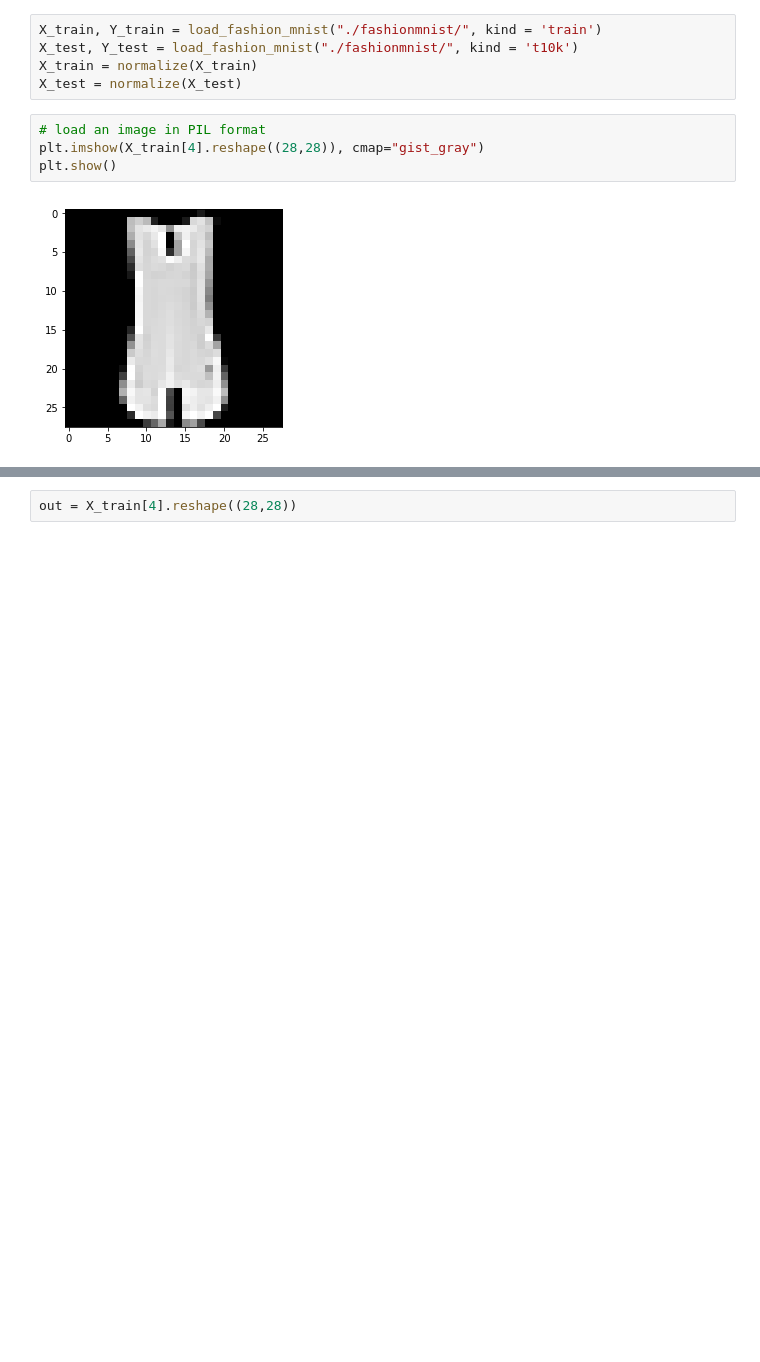
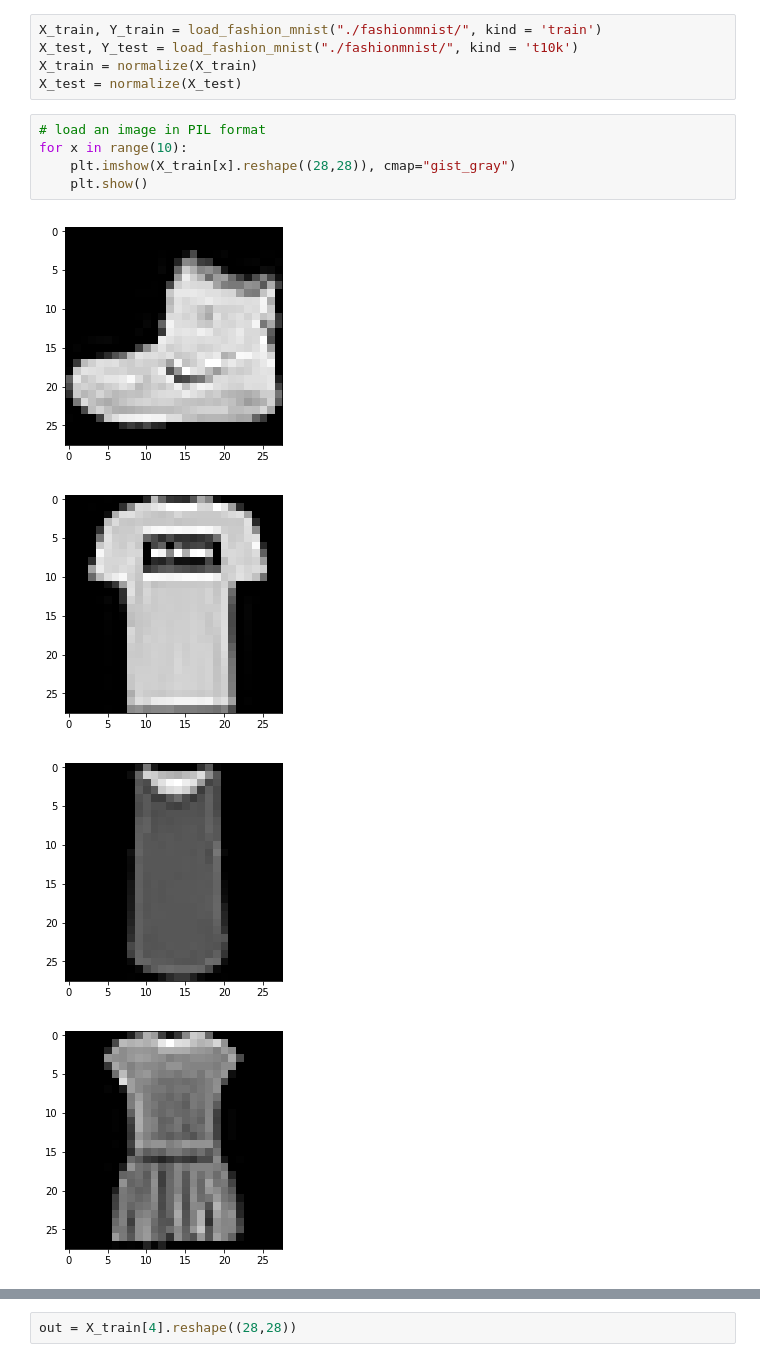
Before and after one commit to franz101/Fashion-MNIST, a Jupyter notebook: 00_LOAD_DATASET.ipynb, the cells around one changed output, grey strips where cells are left out. Cells and saved outputs as stored; diff of their text form; blank space fills up the shorter version.

```diff
--- a/00_LOAD_DATASET.ipynb
+++ b/00_LOAD_DATASET.ipynb
@@ -15,7 +15,11 @@ X_train = normalize(X_train)
 X_test = normalize(X_test)
 # %%
 # load an image in PIL format
-plt.imshow(X_train[4].reshape((28,28)), cmap="gist_gray")
-plt.show()
+for x in range(10):
+    plt.imshow(X_train[x].reshape((28,28)), cmap="gist_gray")
+    plt.show()
 # %% [output]
-[figure, old version]
+[figure, new version]
+[figure, added]
+[figure, added]
+[figure, added]
```
Also changed, not shown: parts of 2 cells of this notebook, 8 other files.
